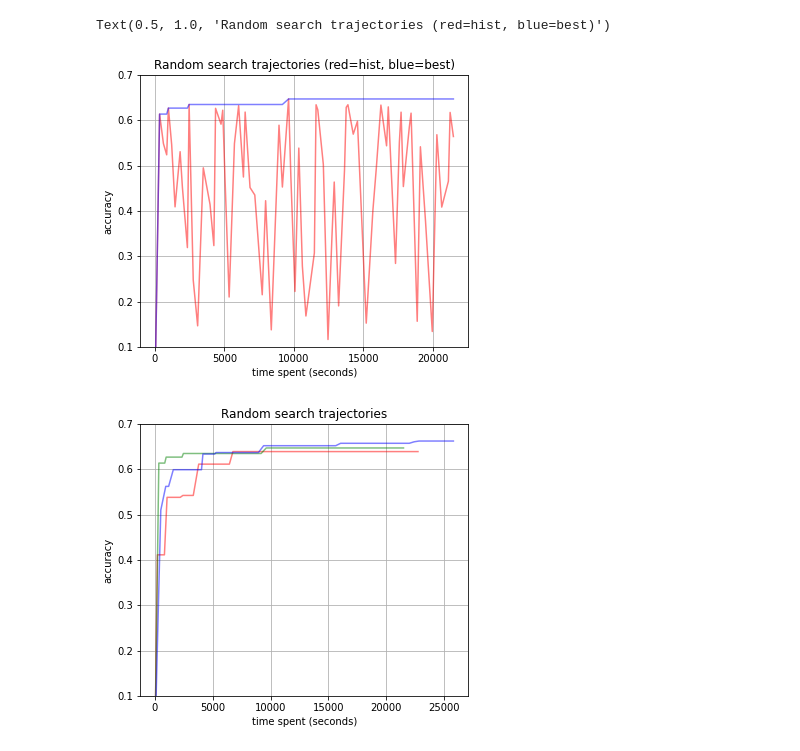
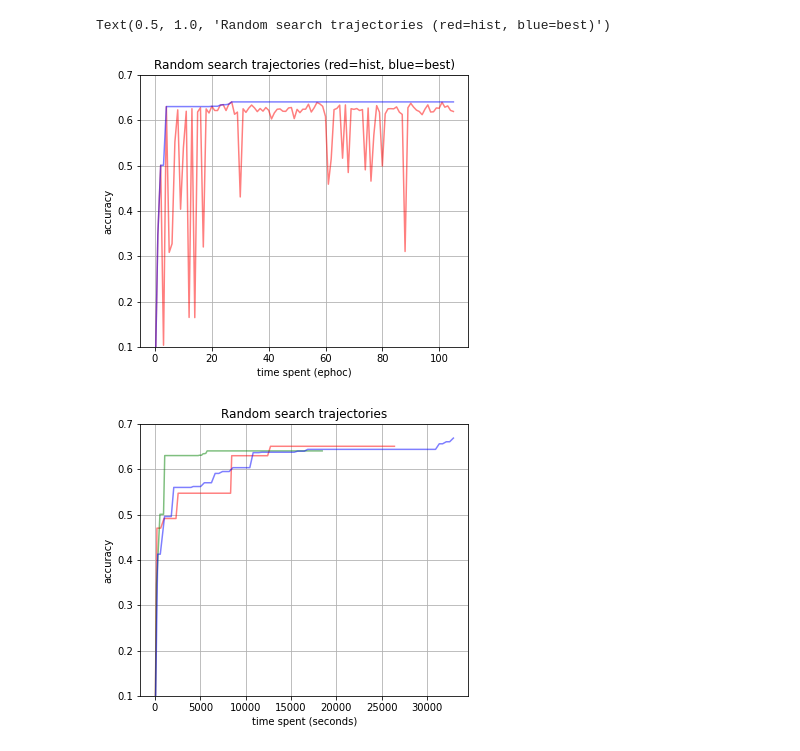
Before and after one commit to mosass/nas-tf2, a Jupyter notebook: sample/report.ipynb, the cells around one changed output. Drawn from its saved outputs; the diff is of its cells as text; code cells hidden in the pictures.

```diff
--- a/sample/report.ipynb
+++ b/sample/report.ipynb
@@ -35,24 +35,24 @@ def preprocess(history):
     return cost, hist, best
 # %%
 
-hist_file = '/Users/mosass/Working/github.com/mosass/nas-tf2/out/history/ga-a-01-history.json'
+hist_file = '/Users/mosass/Working/github.com/mosass/nas-tf2/out/history/ga-03-history.json'
 history = get_history(hist_file)
 cost, hist, best = preprocess(history)
 
 plt.figure(figsize=(20, 5))
 
 plt.subplot(1, 3, 1)
-plt.plot(cost, hist, label='hist', color='red', alpha=0.5)
-plt.plot(cost, best, label='best', color='blue', alpha=0.5)
+plt.plot(hist, label='hist', color='red', alpha=0.5)
+plt.plot(best, label='best', color='blue', alpha=0.5)
 
 plt.ylabel('accuracy')
-plt.xlabel('time spent (seconds)')
+plt.xlabel('time spent (ephoc)')
 plt.ylim(0.1, 0.7)
 plt.grid()
 plt.title('Random search trajectories (red=hist, blue=best)')
 # %% [output]
 Text(0.5, 1.0, 'Random search trajectories (red=hist, blue=best)')
-[figure, old version]
+[figure, new version]
 # %%
 def plot_best(hists) :
     plt.figure(figsize=(20, 5))
@@ -69,13 +69,11 @@ def plot_best(hists) :
     plt.title('Random search trajectories')
 
 hists = [
-    ('/Users/mosass/Working/github.com/mosass/nas-tf2/out/history/ga-01-history.json', 'red'),
-    #('/Users/mosass/Working/github.com/mosass/nas-tf2/out/history/ga-02-history.json', 'red'),
-    ('/Users/mosass/Working/github.com/mosass/nas-tf2/out/history/ga-a-01-history.json', 'green'),
-    ('/Users/mosass/Working/github.com/mosass/nas-tf2/out/history/re-01-history.json', 'blue')
-    #('/Users/mosass/Working/github.com/mosass/nas-tf2/out/history/re-02-history.json', 'blue')
+    ('/Users/mosass/Working/github.com/mosass/nas-tf2/out/history/ga-02-history.json', 'red'),
+    ('/Users/mosass/Working/github.com/mosass/nas-tf2/out/history/ga-03-history.json', 'green'),
+    ('/Users/mosass/Working/github.com/mosass/nas-tf2/out/history/re-03-history.json', 'blue')
 ]
 
 plot_best(hists)
 # %% [output]
-[figure, old version]
+[figure, new version]
```
Also changed, not shown: 4 other files.
